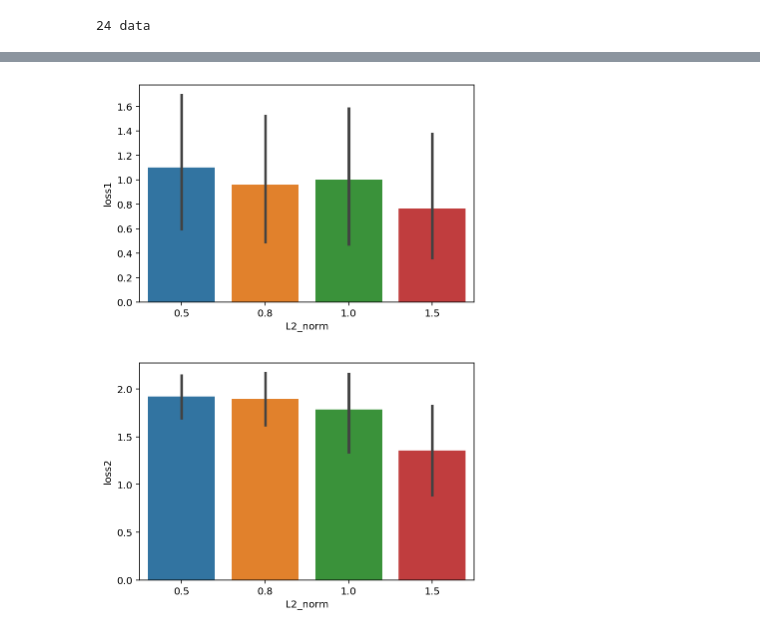
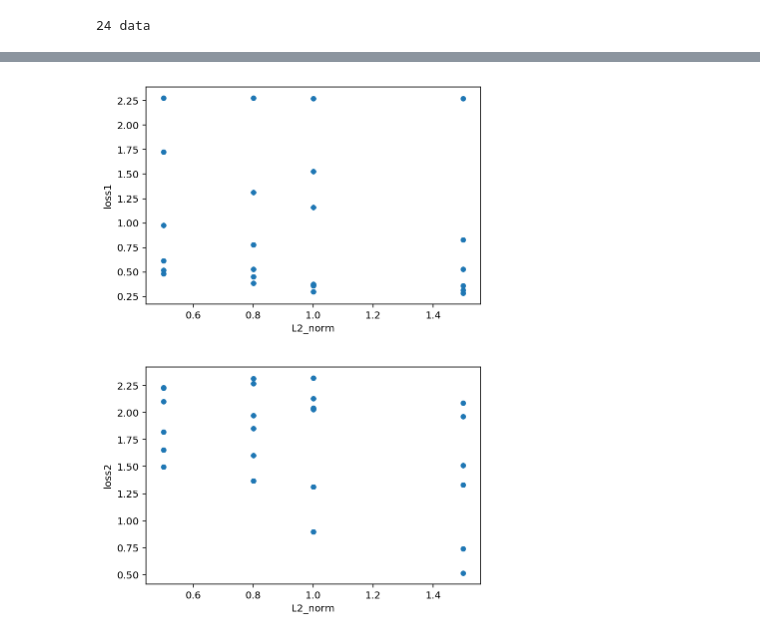
Before and after one commit to anupamme/federated, a Jupyter notebook: tensorflow_federated/python/research/targeted_attack/analytics/L2NORM.ipynb, the cells around one changed output, grey strips where cells are left out. Cells and saved outputs as stored; diff of their text form; code cells hidden in the pictures.

```diff
--- a/tensorflow_federated/python/research/targeted_attack/analytics/L2NORM.ipynb
+++ b/tensorflow_federated/python/research/targeted_attack/analytics/L2NORM.ipynb
@@ -62,13 +62,13 @@ plt.show()
 # %%
 
-sns.barplot('L2_norm','loss1',data=data)
+data.plot.scatter('L2_norm','loss1')
 
 plt.show()
 # %% [output]
-[figure, old version]
+[figure, new version]
 # %%
-sns.barplot('L2_norm','loss2',data=data)
+data.plot.scatter('L2_norm','loss2')
 
 plt.show()
 # %% [output]
-[figure, old version]
+[figure, new version]
```
Also changed, not shown: parts of 6 cells of this notebook, 7 other files.
